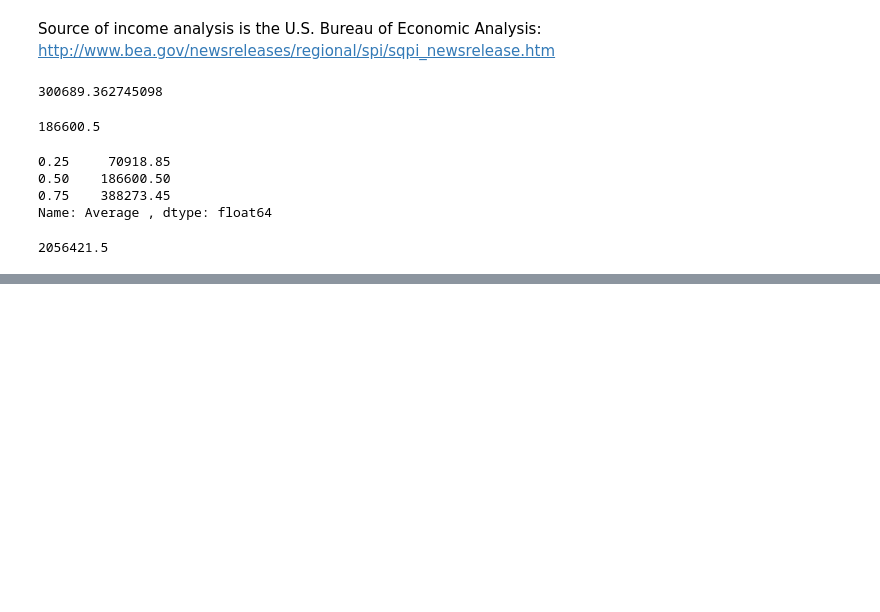
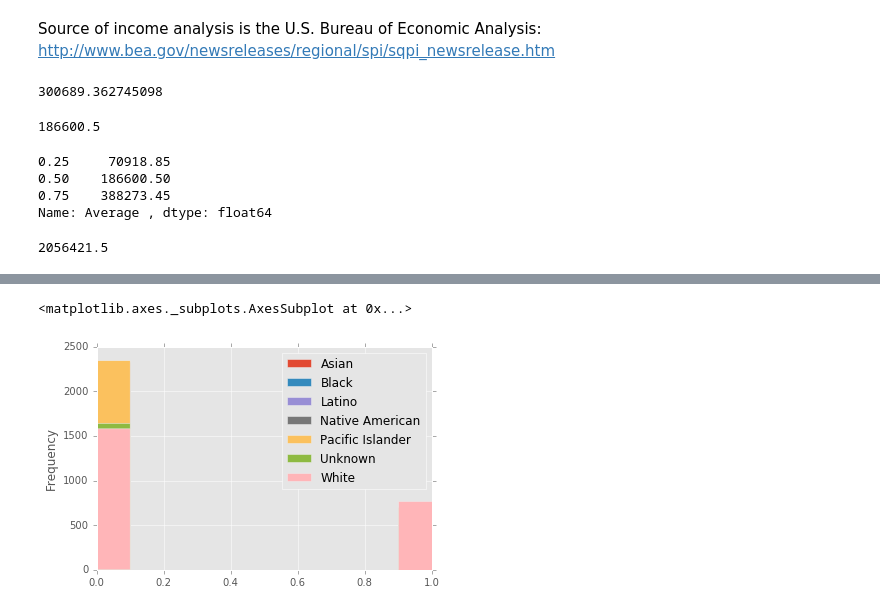
Before and after one commit to elmeauxyo/DS-SF-25, a Jupyter notebook: final-project/3/FPpolicefatalities.ipynb, the cells around one changed output, grey strips where cells are left out. Cells and saved outputs as stored; diff of their text form; code cells hidden in the pictures; blank space fills up the shorter version.

```diff
--- a/final-project/3/FPpolicefatalities.ipynb
+++ b/final-project/3/FPpolicefatalities.ipynb
@@ -358,0 +514,3 @@ ys
+# %%
+df_race = pd.get_dummies(df['Race'])
+df_race
@@ -358,0 +604,5 @@ ys
+# %%
+df_race.plot(kind = 'hist')
+# %% [output]
+<matplotlib.axes._subplots.AxesSubplot at 0x...>
+[figure, added]
```
Also changed, not shown: parts of 64 cells of this notebook.
